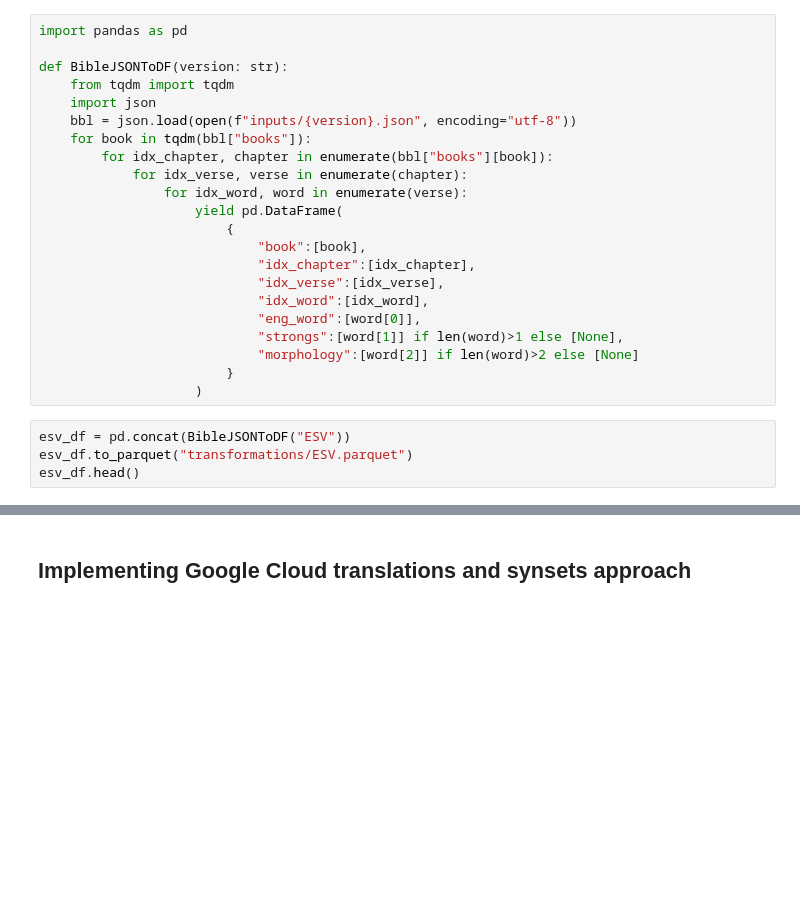
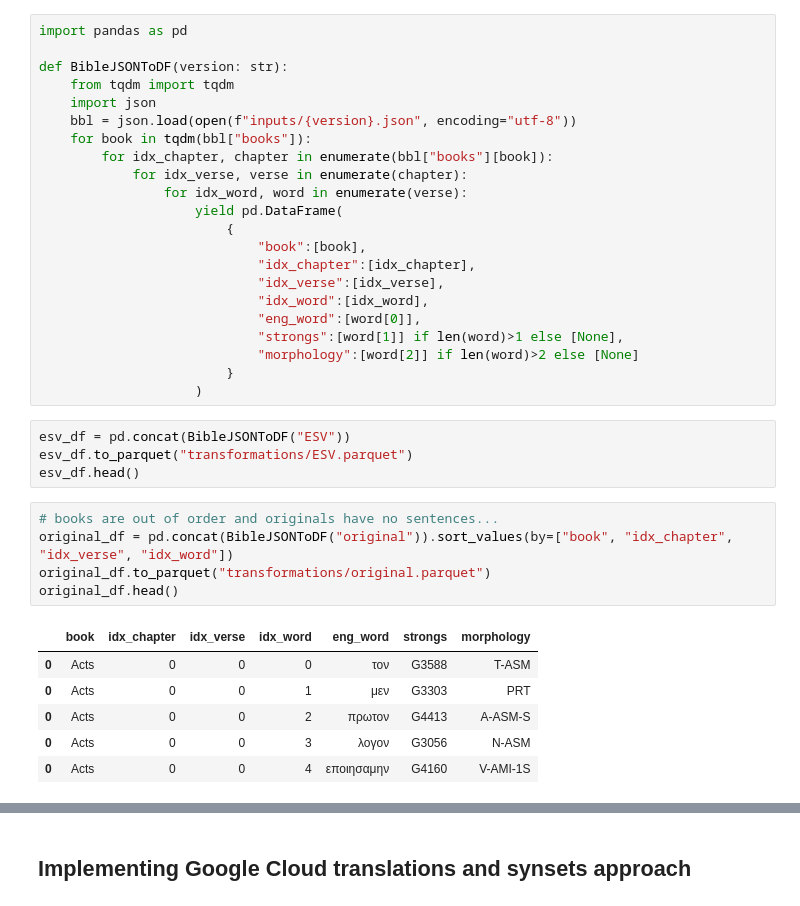
Before and after one commit to scruffian/farsi-strongs, a Jupyter notebook: Translation_Notebook.ipynb, the cells around one changed output, grey strips where cells are left out. Cells and saved outputs as stored; diff of their text form; blank space fills up the shorter version.

```diff
--- a/Translation_Notebook.ipynb
+++ b/Translation_Notebook.ipynb
@@ -56,4 +56,16 @@ def BibleJSONToDF(version: str):
 esv_df = pd.concat(BibleJSONToDF("ESV"))
 esv_df.to_parquet("transformations/ESV.parquet")
 esv_df.head()
+# %%
+# books are out of order and originals have no sentences...
+original_df = pd.concat(BibleJSONToDF("original")).sort_values(by=["book", "idx_chapter", "idx_verse", "idx_word"])
+original_df.to_parquet("transformations/original.parquet")
+original_df.head()
+# %% [output]
+|  | book | idx_chapter | idx_verse | idx_word | eng_word | strongs | morphology |
+| 0 | Acts | 0 | 0 | 0 | τον | G3588 | T-ASM |
+| 0 | Acts | 0 | 0 | 1 | μεν | G3303 | PRT |
+| 0 | Acts | 0 | 0 | 2 | πρωτον | G4413 | A-ASM-S |
+| 0 | Acts | 0 | 0 | 3 | λογον | G3056 | N-ASM |
+| 0 | Acts | 0 | 0 | 4 | εποιησαμην | G4160 | V-AMI-1S |
 # %%
```
Also changed, not shown: parts of 7 cells of this notebook, 3 other files.
